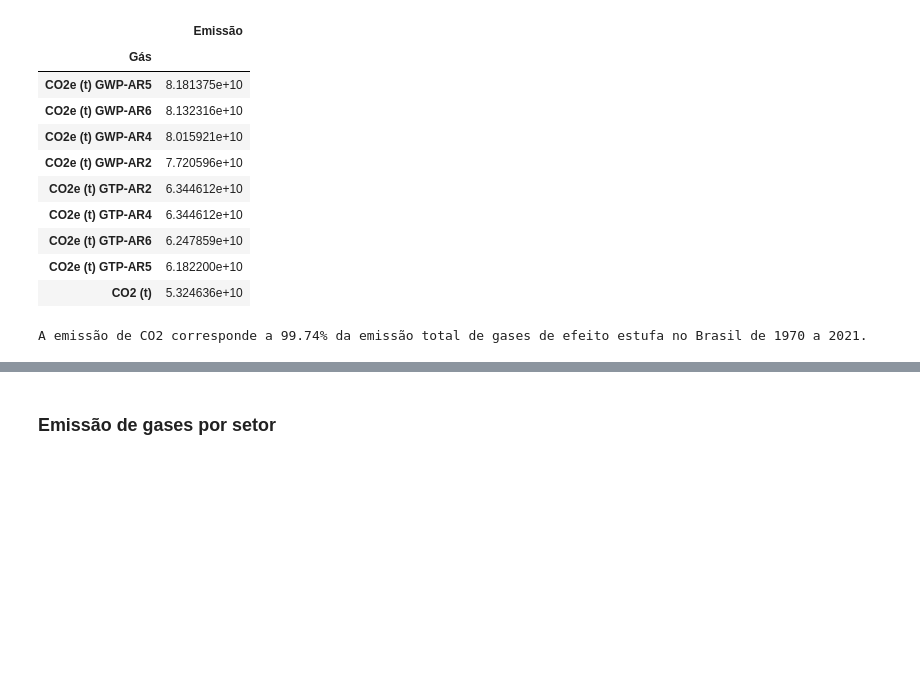
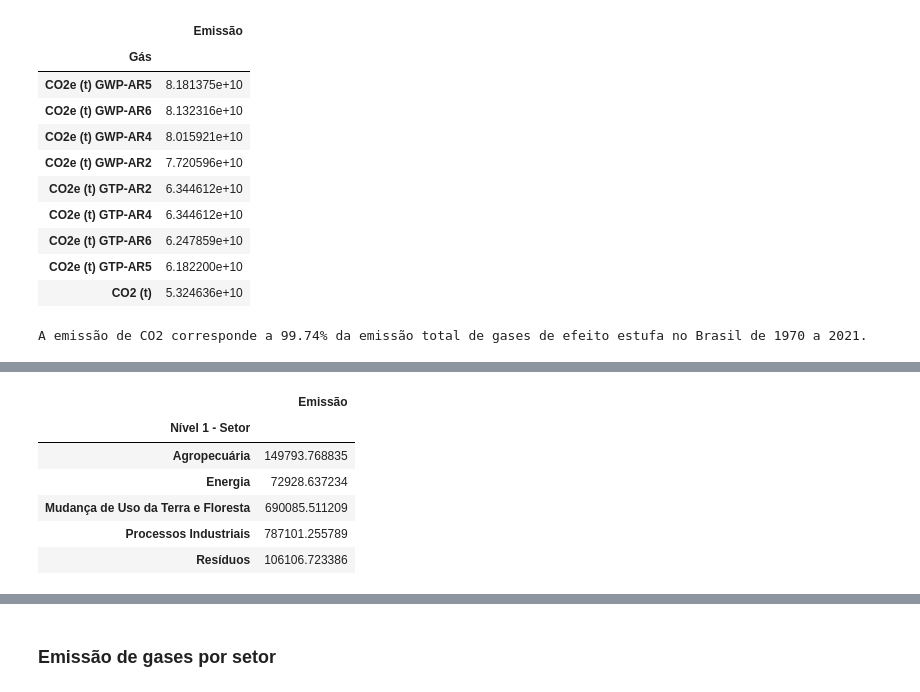
Before and after one commit to profmatheuspassos/curso-alura-pandas-selecionando-agrupando-dados, a Jupyter notebook: pandas_selecao_e_agrupamento.ipynb, the cells around one changed output, grey strips where cells are left out. Cells and saved outputs as stored; diff of their text form; code cells hidden in the pictures; blank space fills up the shorter version.

```diff
--- a/pandas_selecao_e_agrupamento.ipynb
+++ b/pandas_selecao_e_agrupamento.ipynb
@@ -493,0 +563,11 @@ A emissão de CO2 corresponde a 99.74% da emissão total de gases de efeito estu
+# %%
+# Questão 3 - Versão do instrutor
+emissoes_por_ano[emissoes_por_ano['Ano']==2021].groupby('Nível 1 - Setor')[['Emissão']].mean()
+# %% [output]
+|  | Emissão |
+| Nível 1 - Setor |  |
+| Agropecuária | 149793.768835 |
+| Energia | 72928.637234 |
+| Mudança de Uso da Terra e Floresta | 690085.511209 |
+| Processos Industriais | 787101.255789 |
+| Resíduos | 106106.723386 |
```
Also changed, not shown: parts of 9 cells of this notebook.
